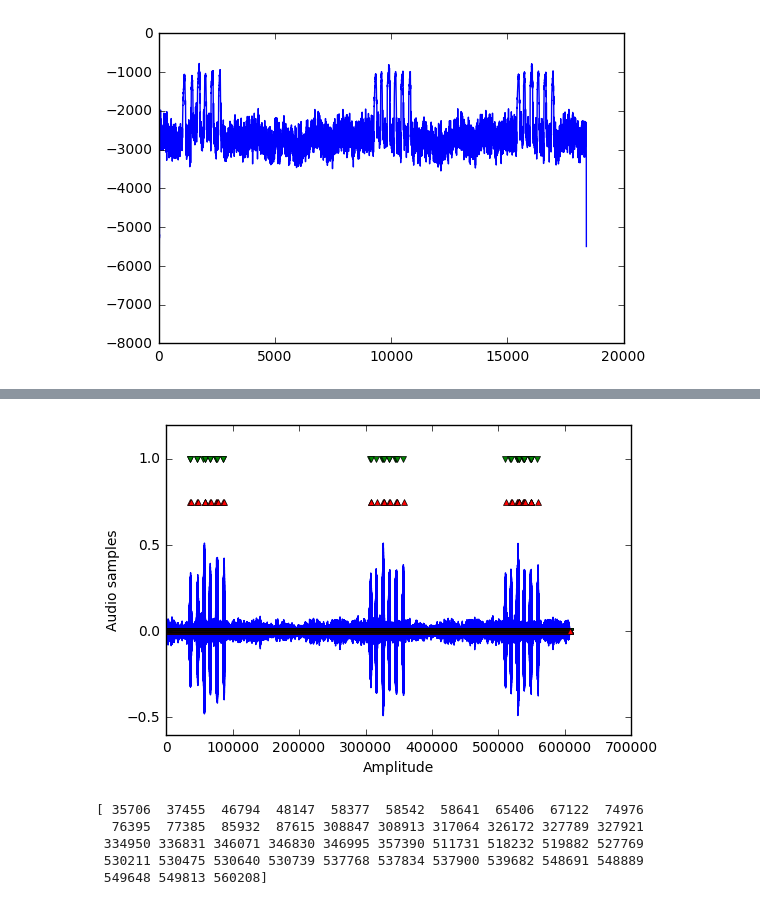
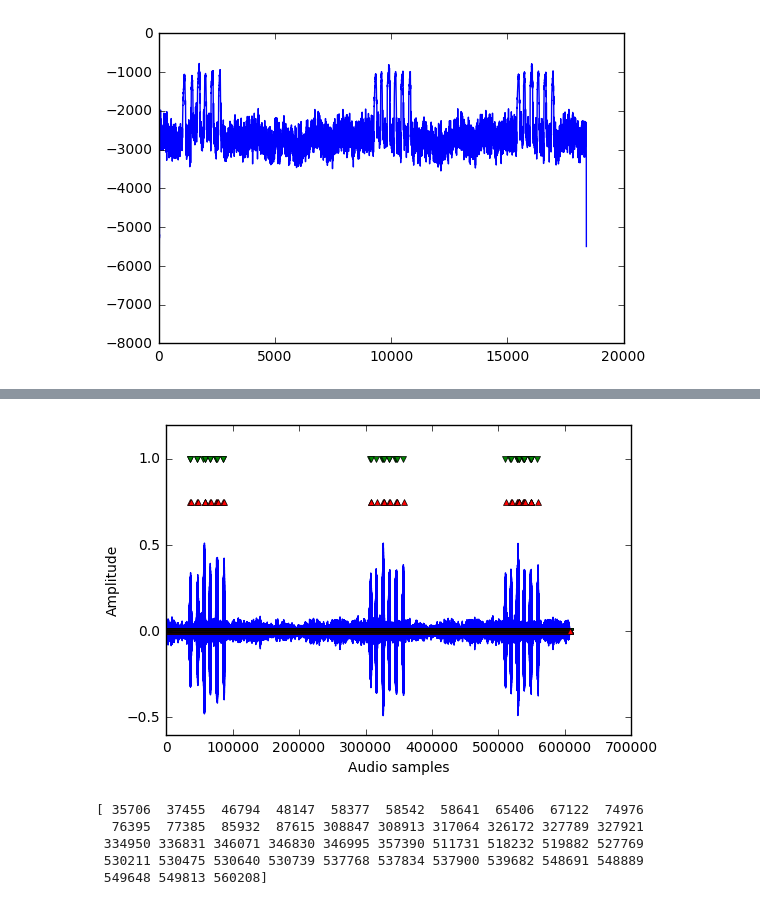
Before and after one commit to fsfelix/tcc, a Jupyter notebook: code/Segmentation - Python.ipynb, the cells around one changed output, grey strips where cells are left out. Cells and saved outputs as stored; diff of their text form; code cells hidden in the pictures.

```diff
--- a/code/Segmentation - Python.ipynb
+++ b/code/Segmentation - Python.ipynb
@@ -115,24 +115,24 @@ onset, offset = syllable_search(E)
 # %%
 # Receives audio, onset and offset arrays.
 # and plots the audio wave with offset/onsets markers
 def plot_onsets_offsets(y, onset_s, offset_s):
     onset_s  = librosa.core.frames_to_samples(onset, hop_length = hop_size)
     offset_s = librosa.core.frames_to_samples(offset, hop_length = hop_size)
 
     onset_plot = np.zeros(len(y))
     onset_plot[onset_s] = 1
 
     offset_plot = np.zeros(len(y))
     offset_plot[offset_s] = 0.75
 
     plt.plot(y, 'b', onset_plot, 'gv', offset_plot, 'r^', markersize = 5)
-    plt.ylabel("Audio samples")
-    plt.xlabel("Amplitude")
+    plt.ylabel("Amplitude")
+    plt.xlabel("Audio samples")
     plt.show()
 
 plot_onsets_offsets(y, onset, offset)
 # %% [output]
-[figure, old version]
+[figure, new version]
 # %%
 onset_s  = librosa.core.frames_to_samples(onset, hop_length = hop_size)
 offset_s = librosa.core.frames_to_samples(offset, hop_length = hop_size)
```
Also changed, not shown: parts of 1 cell of this notebook.
